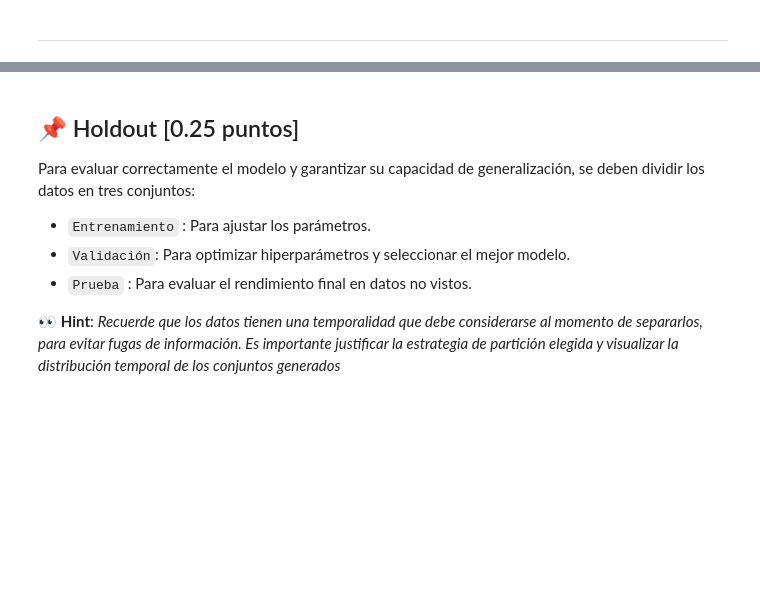
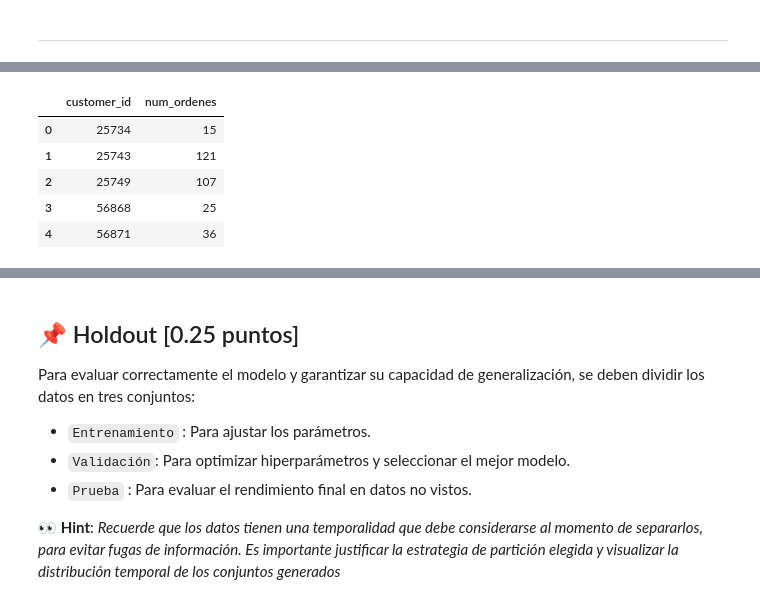
Before and after one commit to cristianjaram/MDS7202-labs, a Jupyter notebook: proyecto_lab/enunciado_entrega1.ipynb, the cells around one changed output, grey strips where cells are left out. Saved outputs shown, nothing was run; the diff lists cells and outputs as text; code cells hidden in the pictures; blank space fills up the shorter version.

```diff
--- a/proyecto_lab/enunciado_entrega1.ipynb
+++ b/proyecto_lab/enunciado_entrega1.ipynb
@@ -620,0 +679,13 @@ Name: count, Length: 366, dtype: int64
+# %%
+ordenes_por_cliente = data.groupby('customer_id')['order_id'].nunique().reset_index(name='num_ordenes')
+
+transacciones_por_cliente = data.groupby('customer_id').size().reset_index(name='num_transacciones')
+# %%
+ordenes_por_cliente.head()
+# %% [output]
+|  | customer_id | num_ordenes |
+| 0 | 25734 | 15 |
+| 1 | 25743 | 121 |
+| 2 | 25749 | 107 |
+| 3 | 56868 | 25 |
+| 4 | 56871 | 36 |
```
Also changed, not shown: parts of 15 cells of this notebook.
